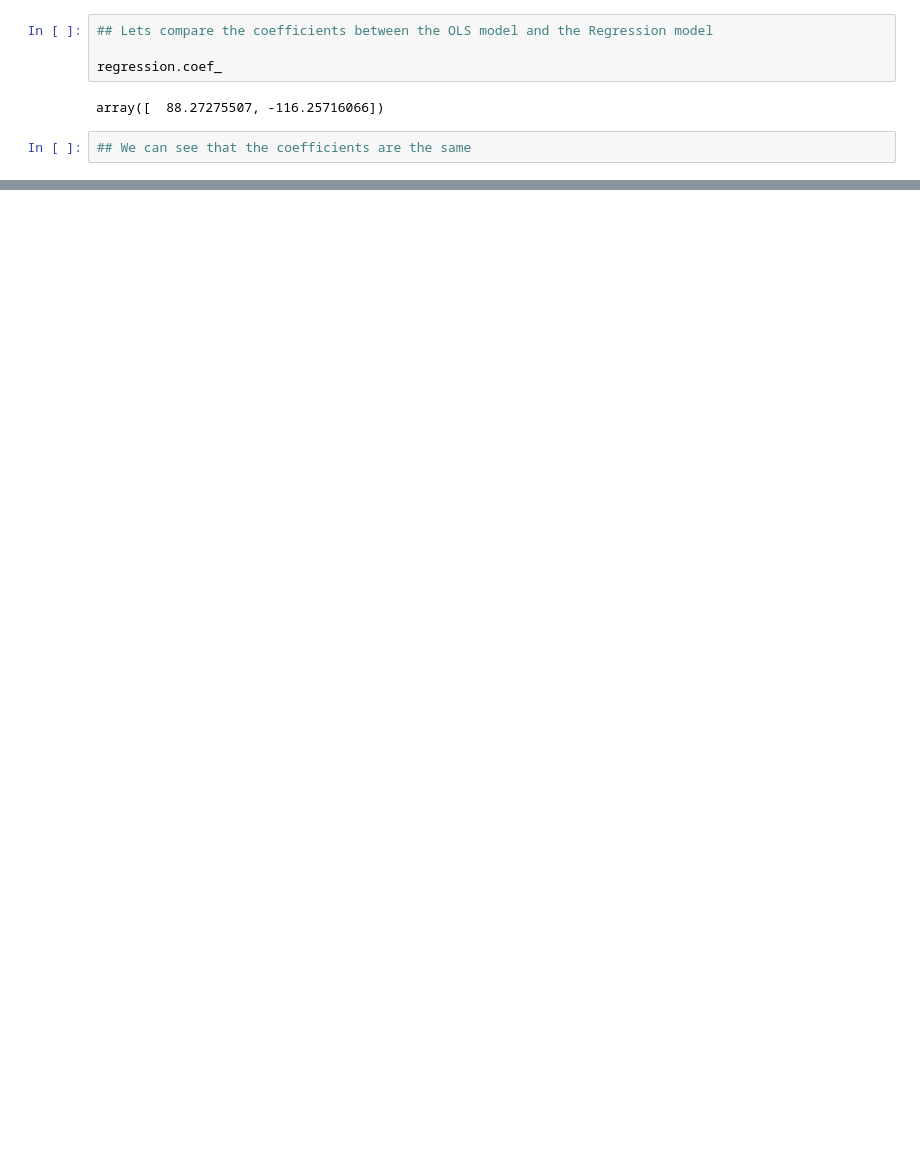
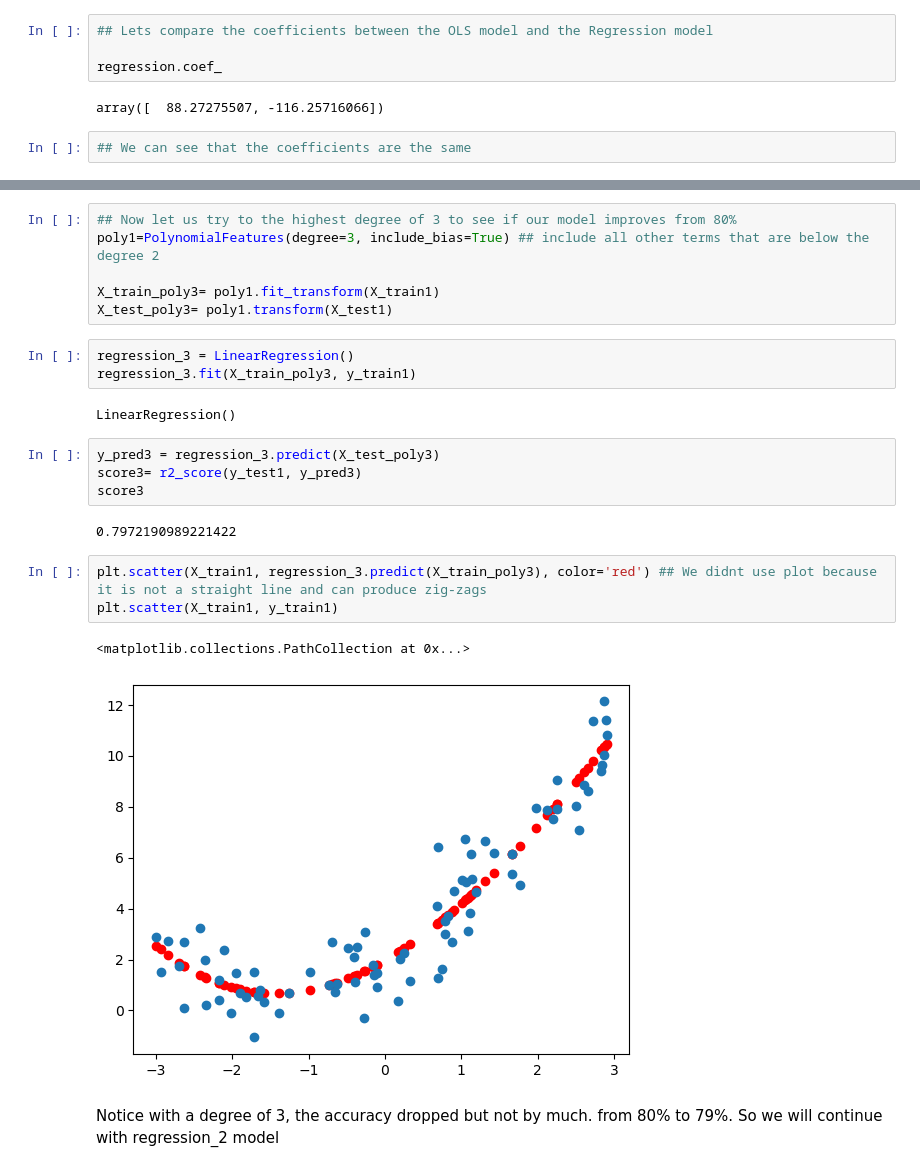
Before and after one commit to Udeani4/Machine-Learning-Course, a Jupyter notebook: machine_learning_2.ipynb, the cells around one changed output, grey strips where cells are left out. Saved outputs shown, nothing was run; the diff lists cells and outputs as text; blank space fills up the shorter version.

```diff
--- a/machine_learning_2.ipynb
+++ b/machine_learning_2.ipynb
@@ -488,0 +627,25 @@ array([  88.27275507, -116.25716066])
+# %%
+## Now let us try to the highest degree of 3 to see if our model improves from 80%
+poly1=PolynomialFeatures(degree=3, include_bias=True) ## include all other terms that are below the degree 2
+
+X_train_poly3= poly1.fit_transform(X_train1)
+X_test_poly3= poly1.transform(X_test1)
+# %%
+regression_3 = LinearRegression()
+regression_3.fit(X_train_poly3, y_train1)
+# %% [output]
+LinearRegression()
+# %%
+y_pred3 = regression_3.predict(X_test_poly3)
+score3= r2_score(y_test1, y_pred3)
+score3
+# %% [output]
+0.7972190989221422
+# %%
+plt.scatter(X_train1, regression_3.predict(X_train_poly3), color='red') ## We didnt use plot because it is not a straight line and can produce zig-zags
+plt.scatter(X_train1, y_train1)
+# %% [output]
+<matplotlib.collections.PathCollection at 0x...>
+[figure, added]
+# %% [markdown]
+Notice with a degree of 3, the accuracy dropped but not by much. from 80% to 79%. So we will continue with regression_2 model
```
Also changed, not shown: parts of 33 cells of this notebook.
